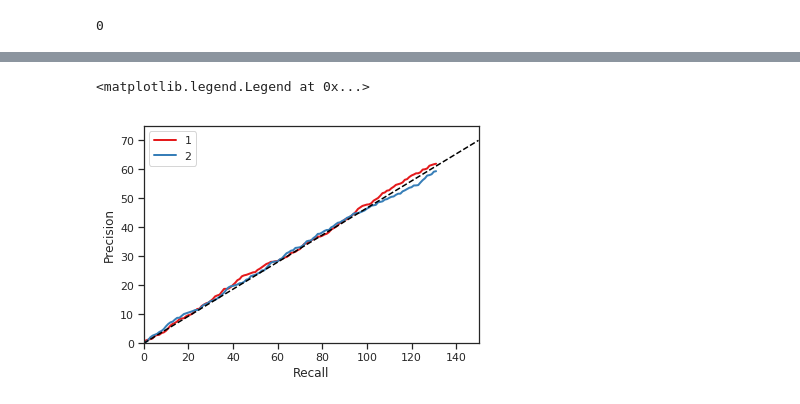
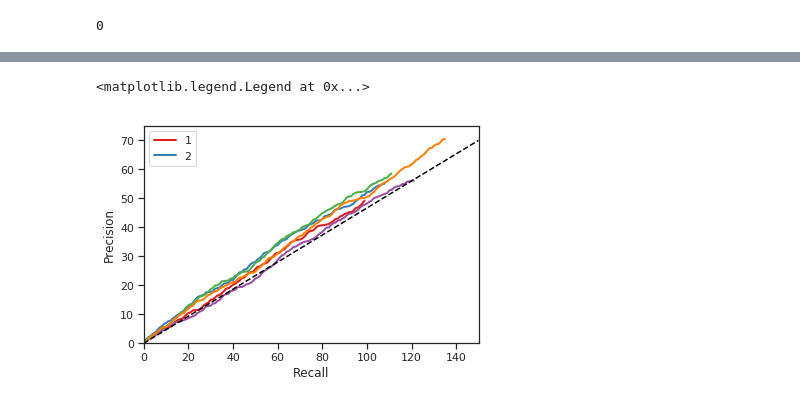
Before and after one commit to Murali-group/Beeline, a Jupyter notebook: bench.ipynb, the cells around one changed output, grey strips where cells are left out. Cells and saved outputs as stored; diff of their text form; code cells hidden in the pictures.

```diff
--- a/bench.ipynb
+++ b/bench.ipynb
@@ -222,27 +234,27 @@ import matplotlib.pyplot as plt
 # %%
 pDict = {}
 rDict = {}
 #plt.style.use('ggplot')
 plt.clf()
 sns.set(rc={"lines.linewidth": 2}, palette  = "Set1", style = "ticks")
-keys = [1,2]
+keys = [1, 2, 3, 4 ,5]
 for key in keys:
     pDict[key] = [0]
     rDict[key] = [0]
     for i in range(0,np.random.randint(100,150)):
         pDict[key].append(pDict[key][-1]+np.random.random())
         rDict[key].append(i)
 
 for key in pDict.keys():
     sns.lineplot(rDict[key],pDict[key])
 
 plt.plot([0, 150], [0,70], linewidth = 1.5, color = 'k', linestyle = '--')
 
 plt.xlim(0,150)
 plt.ylim(0,75)
 plt.xlabel('Recall')
 plt.ylabel('Precision')
 plt.legend(['1','2'])
 # %% [output]
 <matplotlib.legend.Legend at 0x...>
-[figure, old version]
+[figure, new version]
```
Also changed, not shown: parts of 14 cells of this notebook, 6 other files.
